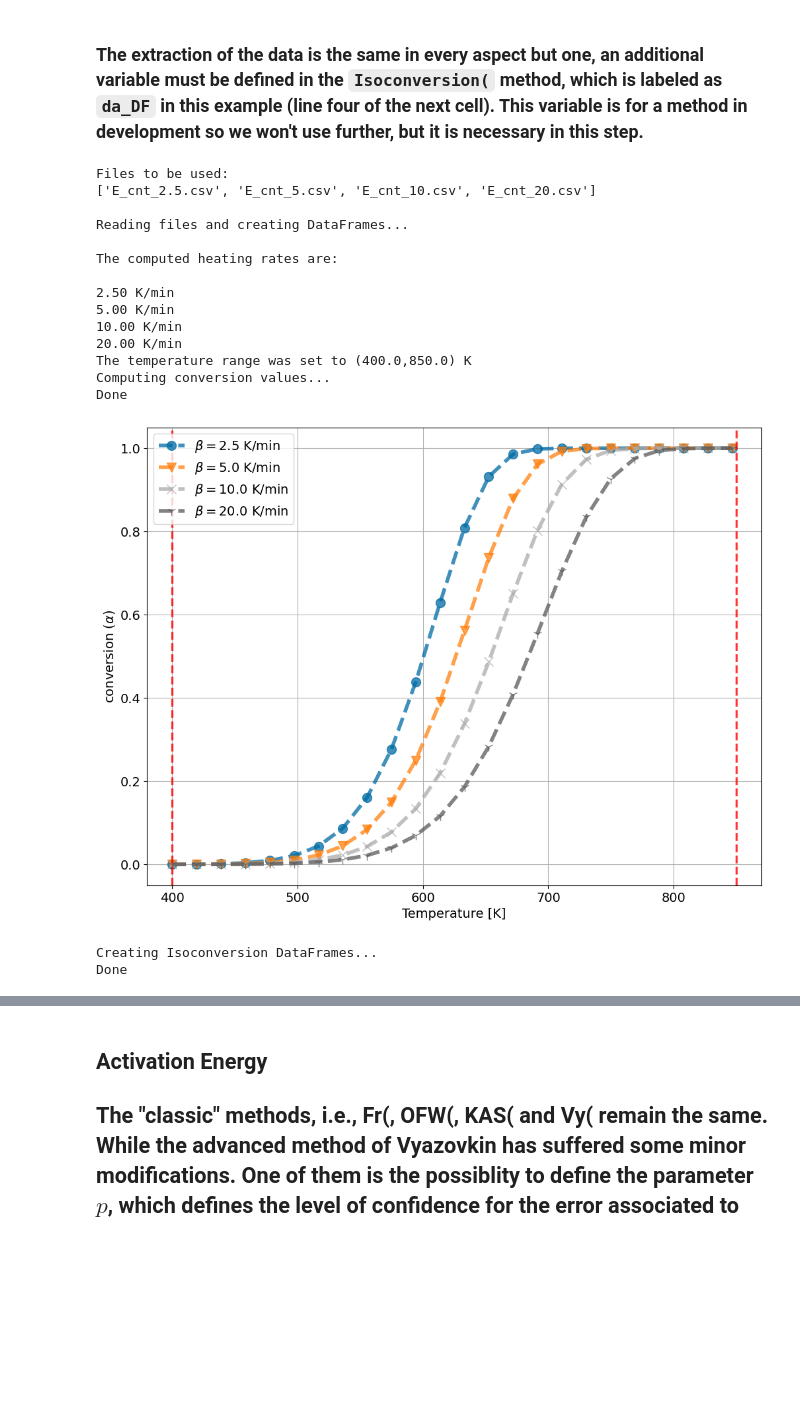
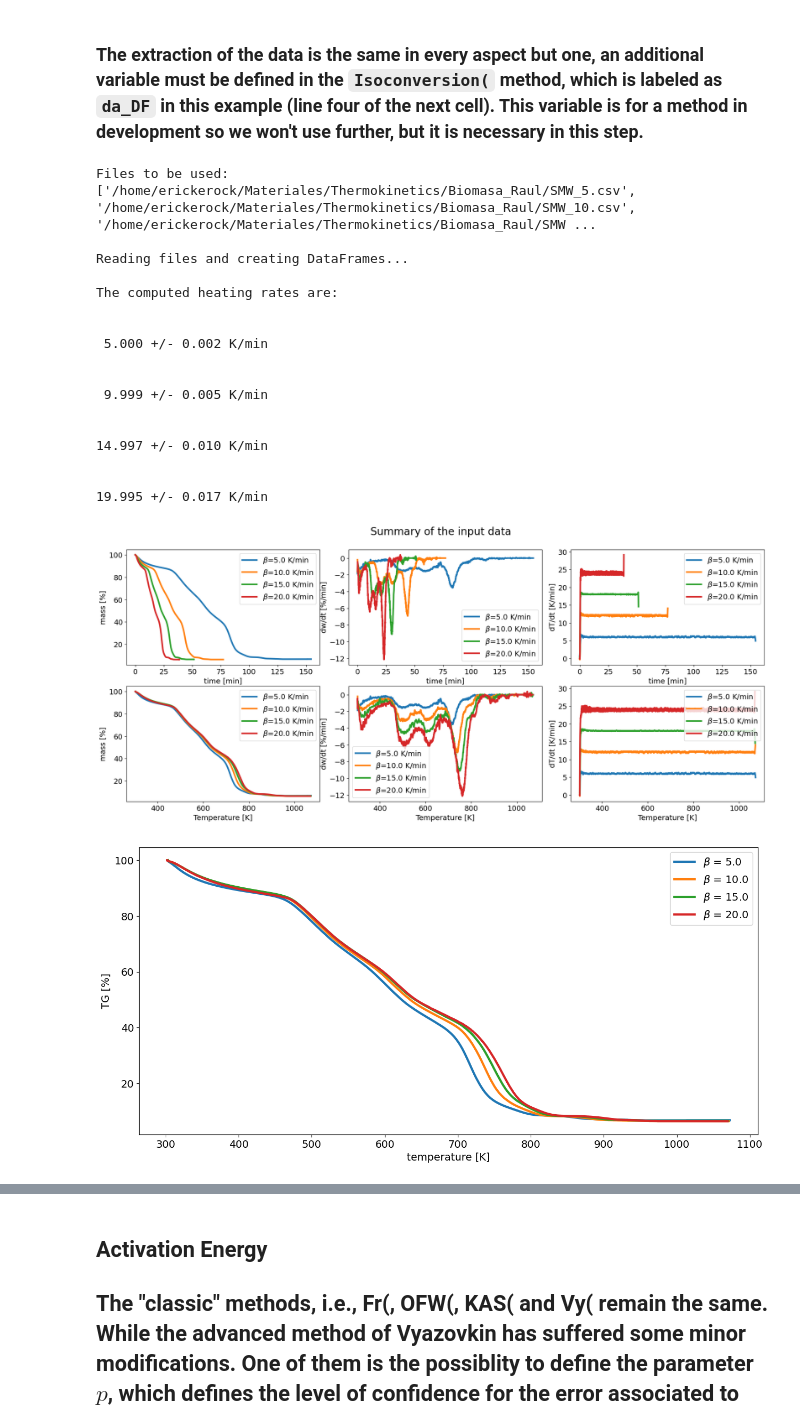
Before and after one commit to ErickErock/pICNIK, a Jupyter notebook: pICNIK_walk_through.ipynb, the cells around one changed output, grey strips where cells are left out. Cells and saved outputs as stored; diff of their text form; code cells hidden in the pictures; blank space fills up the shorter version.

```diff
--- a/pICNIK_walk_through.ipynb
+++ b/pICNIK_walk_through.ipynb
@@ -41,30 +43,35 @@ plt.rcParams.update({'font.size': 14})
 one_step = ['E_cnt_2.5.csv',
             'E_cnt_5.csv',
             'E_cnt_10.csv',
+            'E_cnt_15.csv',
             'E_cnt_20.csv']
 # %% [markdown]
 ### The extraction of the data is the same in every aspect but one, an additional variable must be defined in the `Isoconversion(` method, which is labeled as `da_DF` in this example (line four of the next cell). This variable is for a method in development so we won't use further, but it is necessary in this step.
 # %%
 # The usual DataExtraction commands
 xtr = pnk.DataExtraction()
 B, T0 = xtr.read_files(one_step)
-xtr.Conversion(400,850)
-T_DF, t_DF, d_DF, aT_DF, at_DF, da_DF  = xtr.Isoconversion(advanced=True, method='step',d_a = 0.005) #The last element in the left side
 # %% [output]
 Files to be used:
-['E_cnt_2.5.csv', 'E_cnt_5.csv', 'E_cnt_10.csv', 'E_cnt_20.csv']
+['/home/erickerock/Materiales/Thermokinetics/Biomasa_Raul/SMW_5.csv', '/home/erickerock/Materiales/Thermokinetics/Biomasa_Raul/SMW_10.csv', '/home/erickerock/Materiales/Thermokinetics/Biomasa_Raul/SMW ...
 
 Reading files and creating DataFrames...
 
 The computed heating rates are:
 
-2.50 K/min
-5.00 K/min
-10.00 K/min
-20.00 K/min
-The temperature range was set to (400.0,850.0) K
-Computing conversion values...
-Done
+
+ 5.000 +/- 0.002 K/min
+
+
+ 9.999 +/- 0.005 K/min
+
+
+14.997 +/- 0.010 K/min
+
+
+19.995 +/- 0.017 K/min
-[figure, old version]
+[figure, new version]
-Creating Isoconversion DataFrames...
-Done
+# %%
+xtr.plot_data(x_data='temperature', x_units='K')
+# %% [output]
+[figure, added]
```
Also changed, not shown: parts of 30 cells of this notebook, 1 other file.
